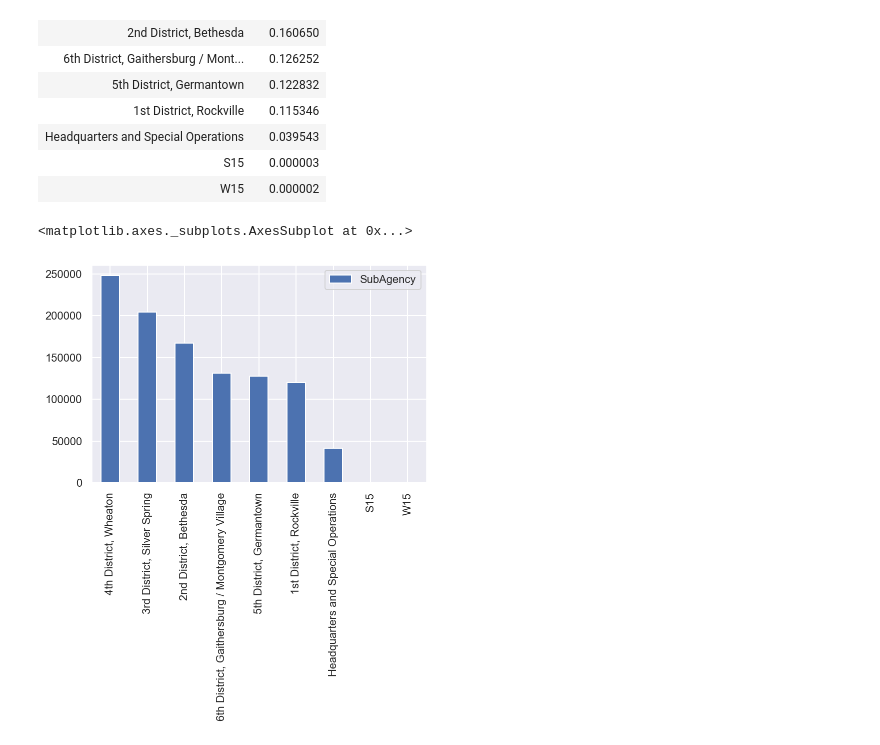
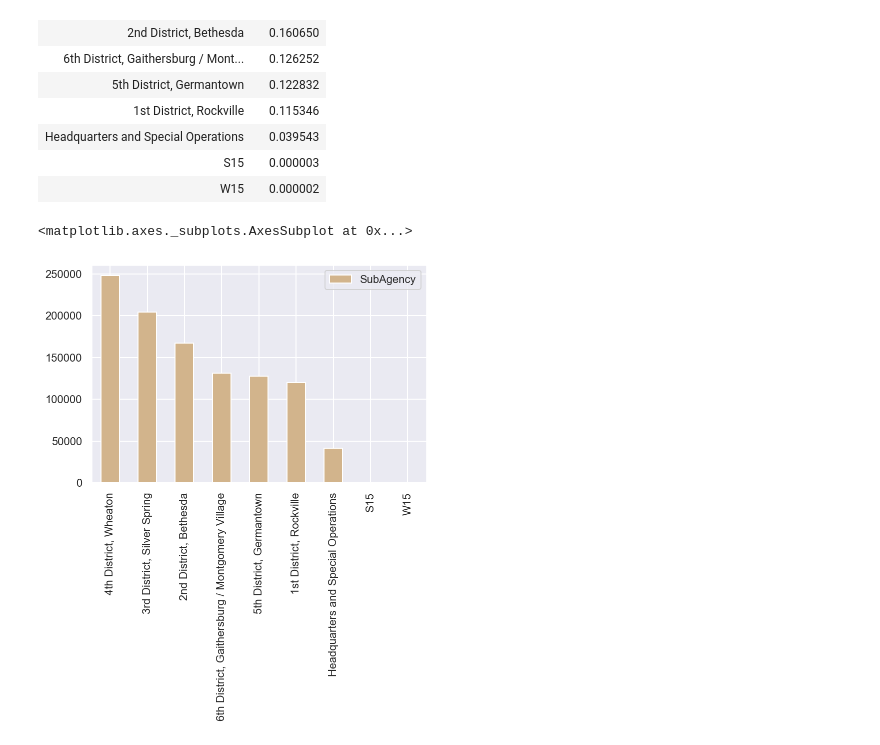
Before and after one commit to Dantarshi/Traffic-Stops, a Jupyter notebook: Traffic Stops.ipynb, the cells around one changed output. Saved outputs shown, nothing was run; the diff lists cells and outputs as text; code cells hidden in the pictures.

```diff
--- a/Traffic Stops.ipynb
+++ b/Traffic Stops.ipynb
@@ -469,7 +469,7 @@ precints_perct
 | S15 | 0.000003 |
 | W15 | 0.000002 |
 # %%
-precints.plot(kind='bar')
+precints.plot(kind='bar', color='tan')
 # %% [output]
 <matplotlib.axes._subplots.AxesSubplot at 0x...>
-[figure, old version]
+[figure, new version]
```
Also changed, not shown: parts of 1 cell of this notebook.
